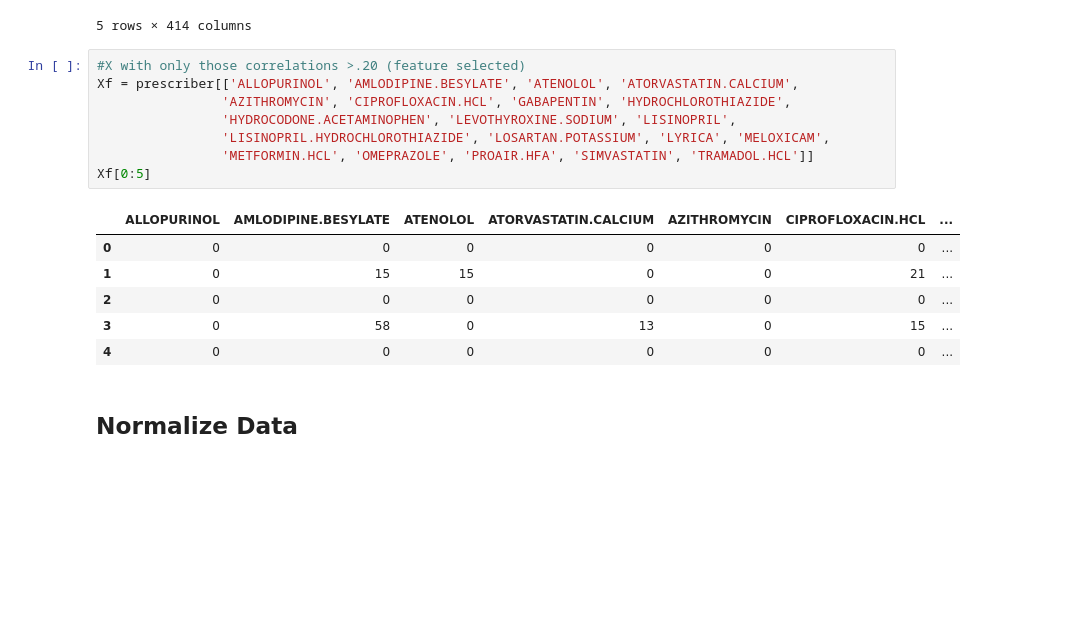
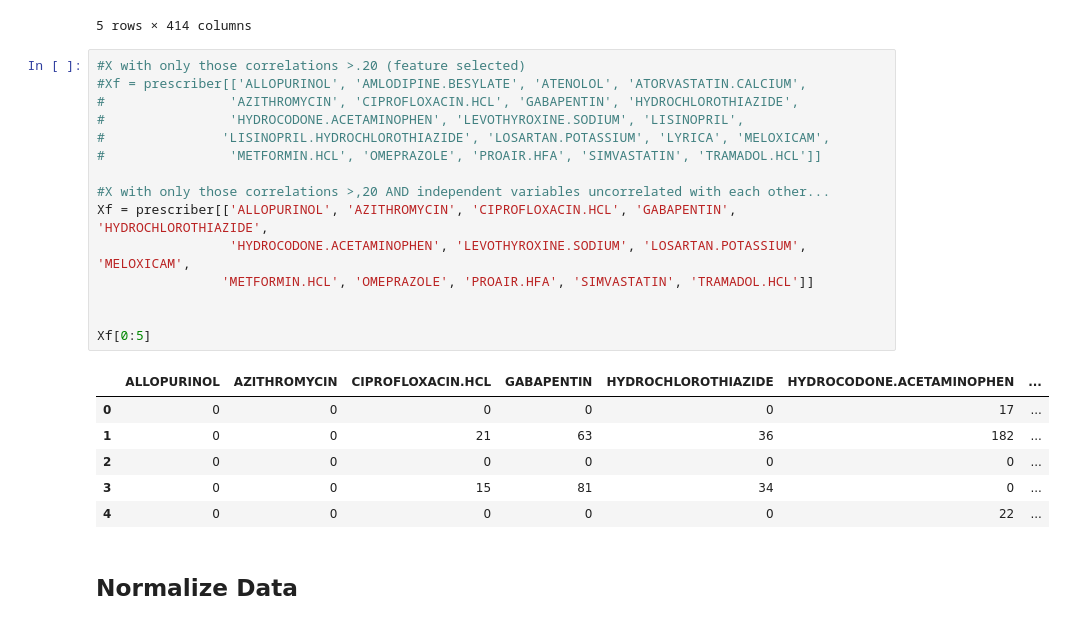
Before and after one commit to CaptainNano77/Opioids, a Jupyter notebook: Opioids.ipynb, the cells around one changed output. Cells and saved outputs as stored; diff of their text form; blank space fills up the shorter version.

```diff
--- a/Opioids.ipynb
+++ b/Opioids.ipynb
@@ -1131,19 +1217,26 @@ X[0:5]
 5 rows × 414 columns
 # %%
 #X with only those correlations >.20 (feature selected)
-Xf = prescriber[['ALLOPURINOL', 'AMLODIPINE.BESYLATE', 'ATENOLOL', 'ATORVASTATIN.CALCIUM',
-                'AZITHROMYCIN', 'CIPROFLOXACIN.HCL', 'GABAPENTIN', 'HYDROCHLOROTHIAZIDE',
-                'HYDROCODONE.ACETAMINOPHEN', 'LEVOTHYROXINE.SODIUM', 'LISINOPRIL',
-                'LISINOPRIL.HYDROCHLOROTHIAZIDE', 'LOSARTAN.POTASSIUM', 'LYRICA', 'MELOXICAM',
+#Xf = prescriber[['ALLOPURINOL', 'AMLODIPINE.BESYLATE', 'ATENOLOL', 'ATORVASTATIN.CALCIUM',
+#                'AZITHROMYCIN', 'CIPROFLOXACIN.HCL', 'GABAPENTIN', 'HYDROCHLOROTHIAZIDE',
+#                'HYDROCODONE.ACETAMINOPHEN', 'LEVOTHYROXINE.SODIUM', 'LISINOPRIL',
+#               'LISINOPRIL.HYDROCHLOROTHIAZIDE', 'LOSARTAN.POTASSIUM', 'LYRICA', 'MELOXICAM',
+#                'METFORMIN.HCL', 'OMEPRAZOLE', 'PROAIR.HFA', 'SIMVASTATIN', 'TRAMADOL.HCL']]
+
+#X with only those correlations >,20 AND independent variables uncorrelated with each other...
+Xf = prescriber[['ALLOPURINOL', 'AZITHROMYCIN', 'CIPROFLOXACIN.HCL', 'GABAPENTIN', 'HYDROCHLOROTHIAZIDE',
+                 'HYDROCODONE.ACETAMINOPHEN', 'LEVOTHYROXINE.SODIUM', 'LOSARTAN.POTASSIUM', 'MELOXICAM',
                 'METFORMIN.HCL', 'OMEPRAZOLE', 'PROAIR.HFA', 'SIMVASTATIN', 'TRAMADOL.HCL']]
+
+
 Xf[0:5]
 # %% [output]
-|  | ALLOPURINOL | AMLODIPINE.BESYLATE | ATENOLOL | ATORVASTATIN.CALCIUM | AZITHROMYCIN | CIPROFLOXACIN.HCL | ... |
-| 0 | 0 | 0 | 0 | 0 | 0 | 0 | ... |
-| 1 | 0 | 15 | 15 | 0 | 0 | 21 | ... |
+|  | ALLOPURINOL | AZITHROMYCIN | CIPROFLOXACIN.HCL | GABAPENTIN | HYDROCHLOROTHIAZIDE | HYDROCODONE.ACETAMINOPHEN | ... |
+| 0 | 0 | 0 | 0 | 0 | 0 | 17 | ... |
+| 1 | 0 | 0 | 21 | 63 | 36 | 182 | ... |
 | 2 | 0 | 0 | 0 | 0 | 0 | 0 | ... |
-| 3 | 0 | 58 | 0 | 13 | 0 | 15 | ... |
-| 4 | 0 | 0 | 0 | 0 | 0 | 0 | ... |
+| 3 | 0 | 0 | 15 | 81 | 34 | 0 | ... |
+| 4 | 0 | 0 | 0 | 0 | 0 | 22 | ... |
 # %% [markdown]
 ## Normalize Data
 # %% [markdown]
```
Also changed, not shown: parts of 61 cells of this notebook.
